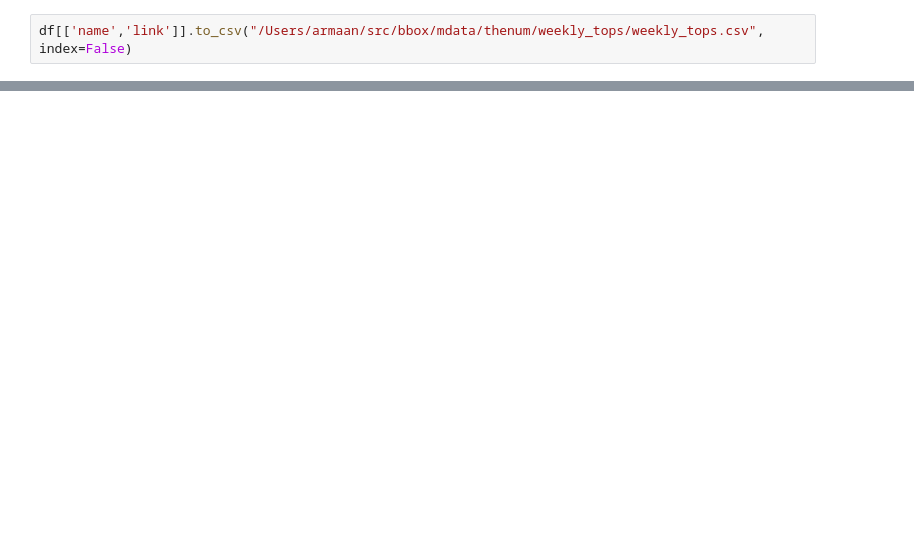
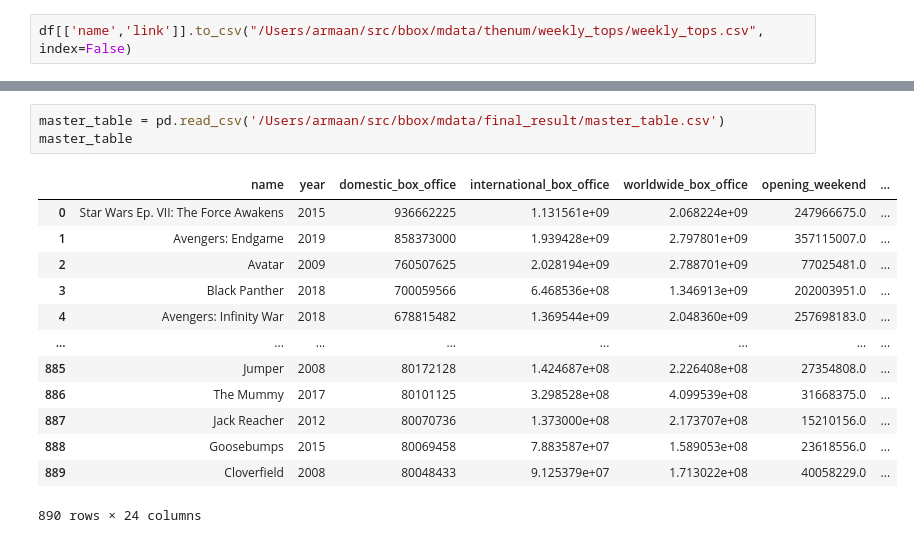
Before and after one commit to armaandave/BracketBox, a Jupyter notebook: nbs/weekly_table_scraped.ipynb, the cells around one changed output, grey strips where cells are left out. Drawn from its saved outputs; the diff is of its cells as text; blank space fills up the shorter version.

```diff
--- a/nbs/weekly_table_scraped.ipynb
+++ b/nbs/weekly_table_scraped.ipynb
@@ -31,0 +42,17 @@ df[['name','link']].to_csv("/Users/armaan/src/bbox/mdata/thenum/weekly_tops/week
+# %%
+master_table = pd.read_csv('/Users/armaan/src/bbox/mdata/final_result/master_table.csv')
+master_table
+# %% [output]
+|  | name | year | domestic_box_office | international_box_office | worldwide_box_office | opening_weekend | ... |
+| 0 | Star Wars Ep. VII: The Force Awakens | 2015 | 936662225 | 1.131561e+09 | 2.068224e+09 | 247966675.0 | ... |
+| 1 | Avengers: Endgame | 2019 | 858373000 | 1.939428e+09 | 2.797801e+09 | 357115007.0 | ... |
+| 2 | Avatar | 2009 | 760507625 | 2.028194e+09 | 2.788701e+09 | 77025481.0 | ... |
+| 3 | Black Panther | 2018 | 700059566 | 6.468536e+08 | 1.346913e+09 | 202003951.0 | ... |
+| 4 | Avengers: Infinity War | 2018 | 678815482 | 1.369544e+09 | 2.048360e+09 | 257698183.0 | ... |
+| ... | ... | ... | ... | ... | ... | ... | ... |
+| 885 | Jumper | 2008 | 80172128 | 1.424687e+08 | 2.226408e+08 | 27354808.0 | ... |
+| 886 | The Mummy | 2017 | 80101125 | 3.298528e+08 | 4.099539e+08 | 31668375.0 | ... |
+| 887 | Jack Reacher | 2012 | 80070736 | 1.373000e+08 | 2.173707e+08 | 15210156.0 | ... |
+| 888 | Goosebumps | 2015 | 80069458 | 7.883587e+07 | 1.589053e+08 | 23618556.0 | ... |
+| 889 | Cloverfield | 2008 | 80048433 | 9.125379e+07 | 1.713022e+08 | 40058229.0 | ... |
+890 rows × 24 columns
```
Also changed, not shown: parts of 3 cells of this notebook, 13 other files.
